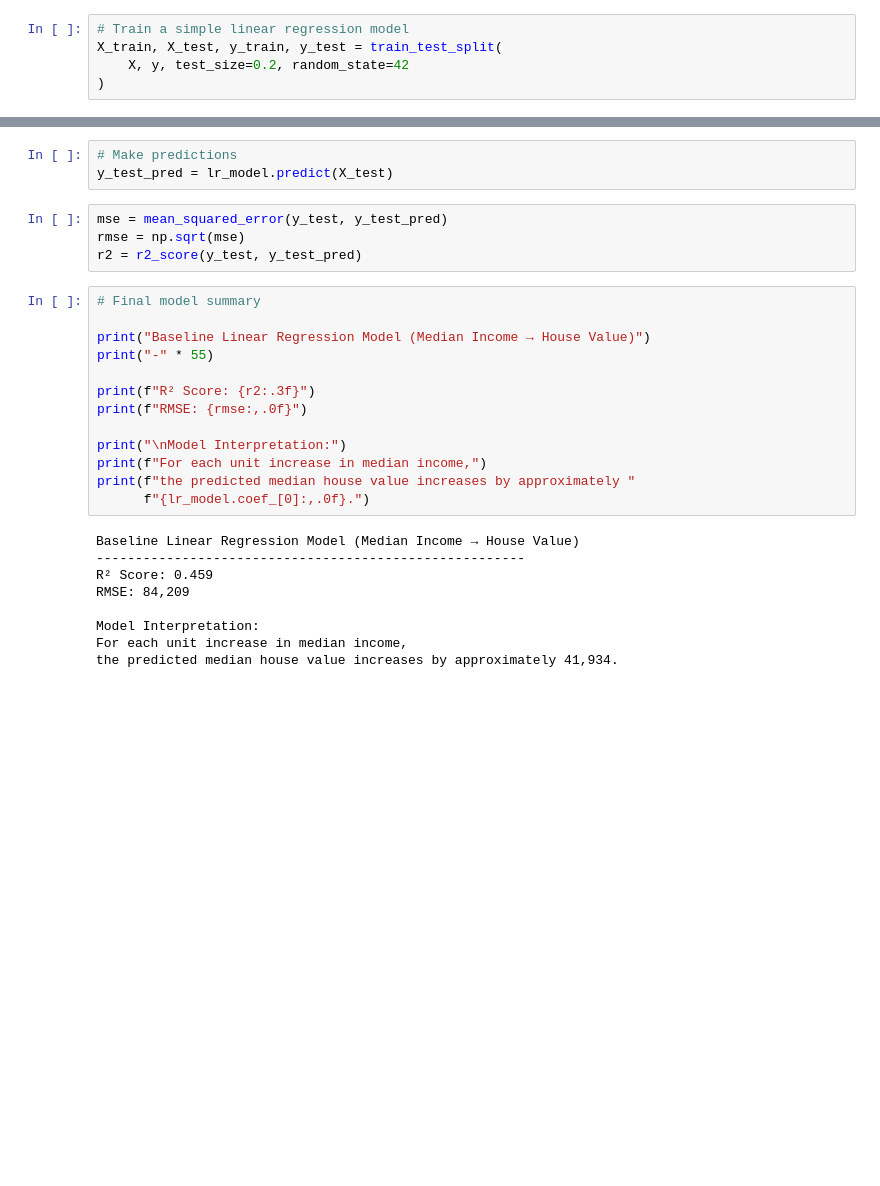
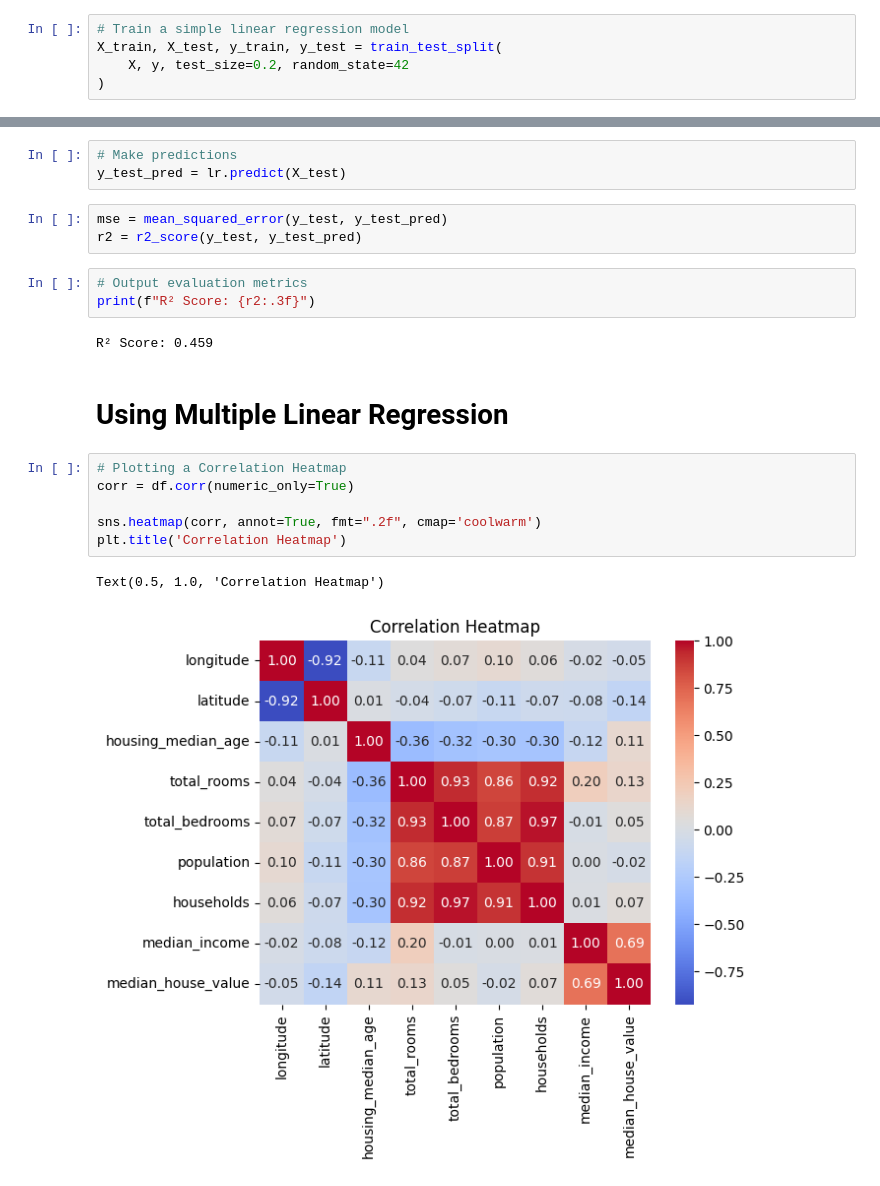
Before and after one commit to ranjanvrma/house-price-prediction, a Jupyter notebook: notebooks/house_price_analysis.ipynb, the cells around one changed output, grey strips where cells are left out. Saved outputs shown, nothing was run; the diff lists cells and outputs as text; blank space fills up the shorter version.

Commit message:
Extended the Model to Multiple Linear Regression

```diff
--- a/notebooks/house_price_analysis.ipynb
+++ b/notebooks/house_price_analysis.ipynb
@@ -104,30 +107,23 @@ lr_model.fit(X_train, y_train)
 LinearRegression()
 # %%
 # Make predictions
-y_test_pred = lr_model.predict(X_test)
+y_test_pred = lr.predict(X_test)
 # %%
 mse = mean_squared_error(y_test, y_test_pred)
-rmse = np.sqrt(mse)
 r2 = r2_score(y_test, y_test_pred)
 # %%
-# Final model summary
-
-print("Baseline Linear Regression Model (Median Income → House Value)")
-print("-" * 55)
-
+# Output evaluation metrics
 print(f"R² Score: {r2:.3f}")
-print(f"RMSE: {rmse:,.0f}")
-
-print("\nModel Interpretation:")
-print(f"For each unit increase in median income,")
-print(f"the predicted median house value increases by approximately "
-      f"{lr_model.coef_[0]:,.0f}.")
 # %% [output]
-Baseline Linear Regression Model (Median Income → House Value)
--------------------------------------------------------
 R² Score: 0.459
-RMSE: 84,209
-
-Model Interpretation:
-For each unit increase in median income,
-the predicted median house value increases by approximately 41,934.
+# %% [markdown]
+# Using Multiple Linear Regression
+# %%
+# Plotting a Correlation Heatmap
+corr = df.corr(numeric_only=True)
+
+sns.heatmap(corr, annot=True, fmt=".2f", cmap='coolwarm')
+plt.title('Correlation Heatmap')
+# %% [output]
+Text(0.5, 1.0, 'Correlation Heatmap')
+[figure, added]
```
Also changed, not shown: parts of 10 cells of this notebook.
